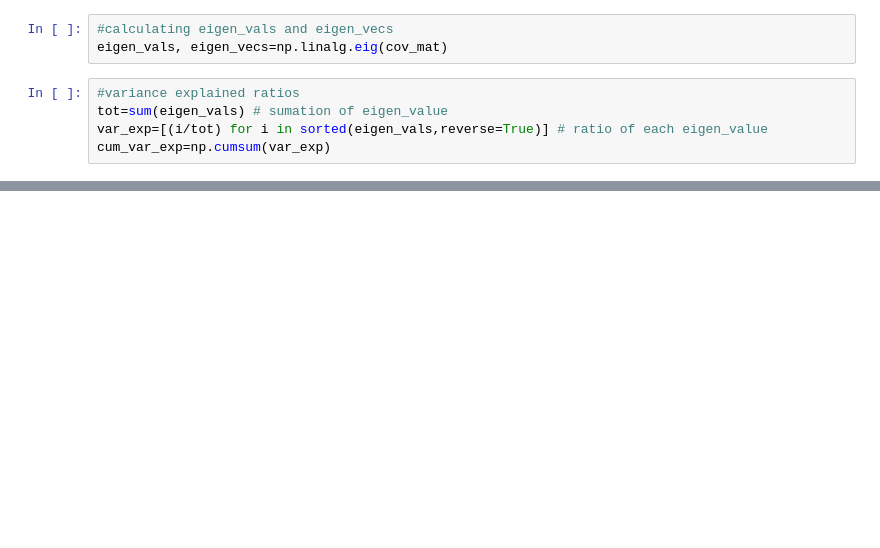
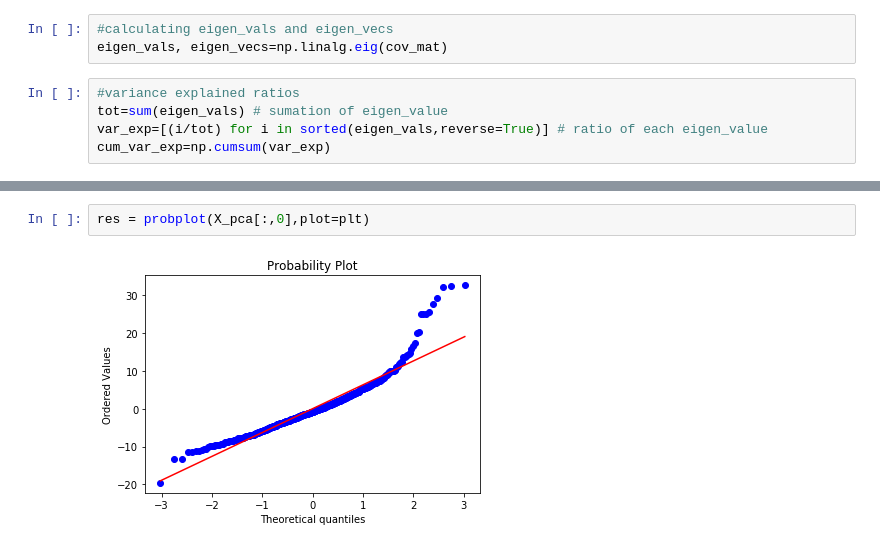
Before and after one commit to scleeza/PCA-and-HotellingT, a Jupyter notebook: 614project.ipynb, the cells around one changed output, grey strips where cells are left out. Saved outputs shown, nothing was run; the diff lists cells and outputs as text; blank space fills up the shorter version.

```diff
--- a/614project.ipynb
+++ b/614project.ipynb
@@ -253,0 +136,4 @@ array(5.19630994)
+# %%
+res = probplot(X_pca[:,0],plot=plt)
+# %% [output]
+[figure, added]
```
Also changed, not shown: parts of 69 cells of this notebook, 6 other files.
